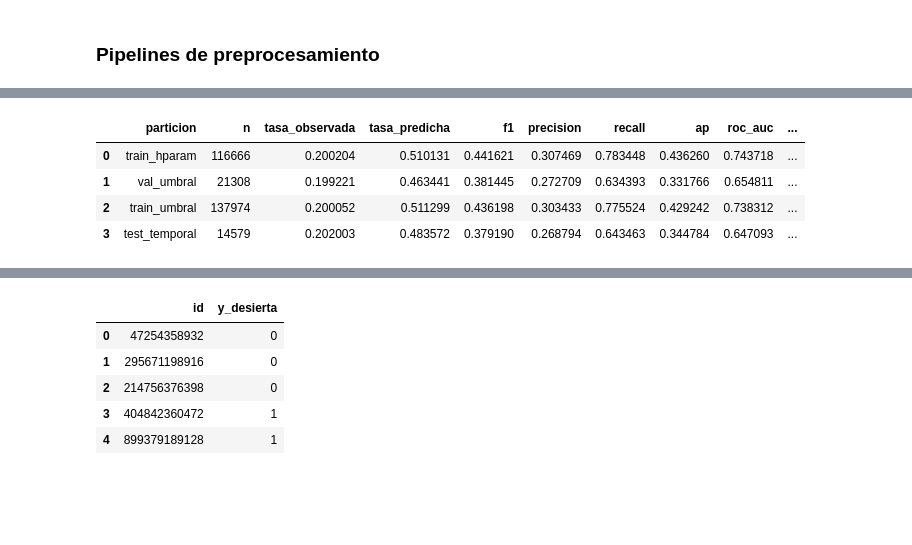
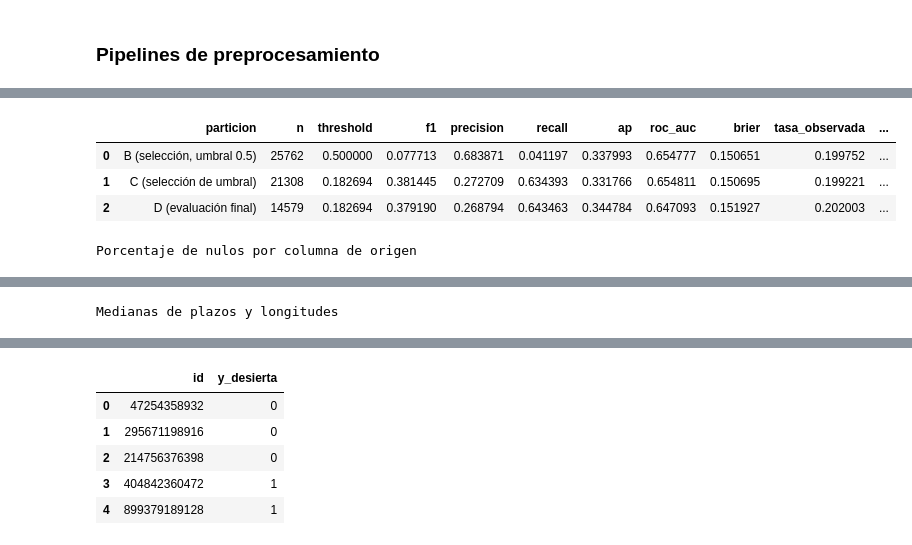
Before and after one commit to EduardoPerezMir/Tarea-2-ML, a Jupyter notebook: Pregunta2.ipynb, the cells around one changed output, grey strips where cells are left out. Saved outputs shown, nothing was run; the diff lists cells and outputs as text; code cells hidden in the pictures; blank space fills up the shorter version.

```diff
--- a/Pregunta2.ipynb
+++ b/Pregunta2.ipynb
@@ -307,6 +210,0 @@ resumen_categoria_montos[
-# %%
-X = train_df.drop(columns=["y_desierta"])
-y = train_df["y_desierta"]
-
-print("X:", X.shape)
-print("y:", y.shape)
@@ -853,0 +604,13 @@ Matriz de confusion evaluacion temporal final:
+# %%
+# Se evalúa únicamente el ganador previamente cerrado; D no ajusta ninguna decisión.
+modelo_evaluacion = ajustar_pipeline(
+    clone(mejor_modelo_config), X_train_umbral, y_train_umbral, "ABC"
+)
+proba_test_temporal = modelo_evaluacion.predict_proba(X_test_temporal)[:, 1]
+metricas_test_temporal = metricas_con_umbral(y_test_temporal, proba_test_temporal, mejor_threshold)
+display(pd.Series(metricas_test_temporal).drop("matriz_confusion"))
+display(pd.DataFrame(
+    metricas_test_temporal["matriz_confusion"],
+    index=["real: no desierta", "real: desierta"],
+    columns=["predicha: no desierta", "predicha: desierta"]
+))
@@ -900,31 +656,35 @@ El F1 se maximiza mediante un umbral elegido explicitamente en C, pero ese objet
 # %%
-def resumen_estabilidad(nombre, modelo, X, y, threshold):
-    proba = modelo.predict_proba(X)[:, 1]
-    pred = (proba >= threshold).astype(int)
-    return {
-        "particion": nombre,
-        "n": len(y),
-        "tasa_observada": y.mean(),
-        "tasa_predicha": pred.mean(),
-        "f1": f1_score(y, pred),
-        "precision": precision_score(y, pred, zero_division=0),
-        "recall": recall_score(y, pred, zero_division=0),
-        "ap": average_precision_score(y, proba),
-        "roc_auc": roc_auc_score(y, proba),
-        "brier": brier_score_loss(y, proba)
-    }
+resumen_predicciones = pd.DataFrame([
+    {"particion": "B (selección, umbral 0.5)", "n": len(val_hparam), **mejor_resultado_hparam},
+    {"particion": "C (selección de umbral)", "n": len(val_umbral), **metricas_umbral},
+    {"particion": "D (evaluación final)", "n": len(test_temporal), **metricas_test_temporal}
+]).drop(columns=["modelo", "params"])
+display(resumen_predicciones)
 
-resumen_predicciones = pd.DataFrame([
-    resumen_estabilidad("train_hparam", modelo_para_umbral, X_train_hparam, y_train_hparam, mejor_threshold),
-    resumen_estabilidad("val_umbral", modelo_para_umbral, X_val_umbral, y_val_umbral, mejor_threshold),
-    resumen_estabilidad("train_umbral", modelo_evaluacion, X_train_umbral, y_train_umbral, mejor_threshold),
-    resumen_estabilidad("test_temporal", modelo_evaluacion, X_test_temporal, y_test_temporal, mejor_threshold)
-])
-
-resumen_predicciones
+test_features = construir_features(test_df, referencia=datos)
+datos_por_bloque = {**bloques, "E": test_df}
+features_por_bloque = {
+    "A": X_train_modelos, "B": X_val_hparam, "C": X_val_umbral,
+    "D": X_test_temporal, "E": test_features
+}
+print("Porcentaje de nulos por columna de origen")
+display(pd.DataFrame({nombre: df[COLUMNAS_ORIGEN].isna().mean() * 100 for nombre, df in datos_por_bloque.items()}))
+print("Medianas de plazos y longitudes")
+columnas_estabilidad = ["pub_dias_postulacion", "pub_dias_consultas", "titulo_largo", "descripcion_larga"]
+display(pd.DataFrame({nombre: X[columnas_estabilidad].median() for nombre, X in features_por_bloque.items()}))
+print("Proporciones de categorías, modalidades, regiones y monedas")
+display(pd.concat({
+    col: pd.DataFrame({nombre: X[col].value_counts(normalize=True) for nombre, X in features_por_bloque.items()})
+    for col in ["pub_moneda", "pub_modalidad", "region", "categoria_principal"]
+}, names=["variable", "valor"]).fillna(0))
+print("Montos por moneda: no se mezclan unidades")
+display(pd.concat({
+    nombre: df.groupby("pub_moneda", dropna=False)["pub_monto_estimado"].agg(["count", "median"])
+    for nombre, df in datos_por_bloque.items()
+}, names=["bloque", "moneda"]))
 # %% [output]
-|  | particion | n | tasa_observada | tasa_predicha | f1 | precision | recall | ap | roc_auc | ... |
-| 0 | train_hparam | 116666 | 0.200204 | 0.510131 | 0.441621 | 0.307469 | 0.783448 | 0.436260 | 0.743718 | ... |
-| 1 | val_umbral | 21308 | 0.199221 | 0.463441 | 0.381445 | 0.272709 | 0.634393 | 0.331766 | 0.654811 | ... |
-| 2 | train_umbral | 137974 | 0.200052 | 0.511299 | 0.436198 | 0.303433 | 0.775524 | 0.429242 | 0.738312 | ... |
-| 3 | test_temporal | 14579 | 0.202003 | 0.483572 | 0.379190 | 0.268794 | 0.643463 | 0.344784 | 0.647093 | ... |
+|  | particion | n | threshold | f1 | precision | recall | ap | roc_auc | brier | tasa_observada | ... |
+| 0 | B (selección, umbral 0.5) | 25762 | 0.500000 | 0.077713 | 0.683871 | 0.041197 | 0.337993 | 0.654777 | 0.150651 | 0.199752 | ... |
+| 1 | C (selección de umbral) | 21308 | 0.182694 | 0.381445 | 0.272709 | 0.634393 | 0.331766 | 0.654811 | 0.150695 | 0.199221 | ... |
+| 2 | D (evaluación final) | 14579 | 0.182694 | 0.379190 | 0.268794 | 0.643463 | 0.344784 | 0.647093 | 0.151927 | 0.202003 | ... |
+Porcentaje de nulos por columna de origen
@@ -930,0 +708 @@ resumen_predicciones
+Medianas de plazos y longitudes
```
Also changed, not shown: parts of 53 cells of this notebook, 1 other file.
